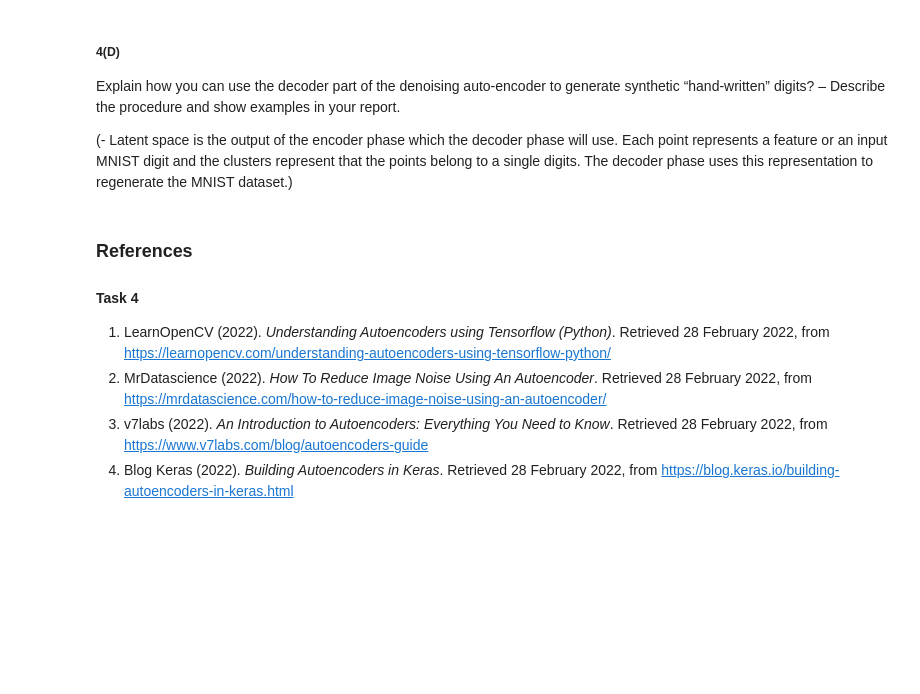
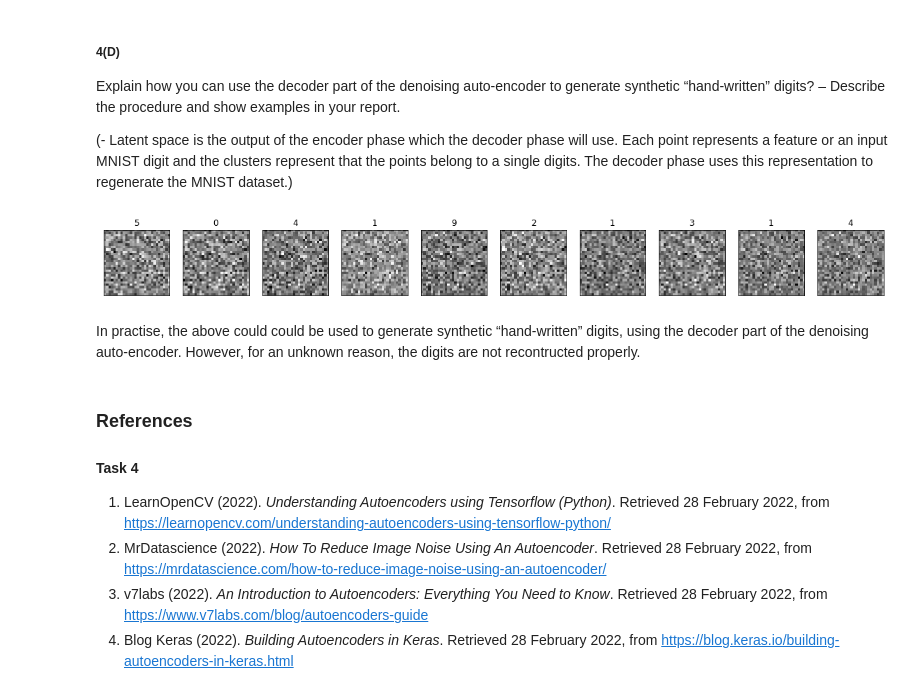
Before and after one commit to LeniaMalki/DataScienceAndAI, a Jupyter notebook: 6.Neural networks/Assignment 6 Answers.ipynb, the cells around one changed output. Cells and saved outputs as stored; diff of their text form; code cells hidden in the pictures; blank space fills up the shorter version.

```diff
--- a/6.Neural networks/Assignment 6 Answers.ipynb
+++ b/6.Neural networks/Assignment 6 Answers.ipynb
@@ -701,6 +701,30 @@ Explain how you can use the decoder part of the denoising auto-encoder to genera
 “hand-written” digits? – Describe the procedure and show examples in your report.
 
 (- Latent space is the output of the encoder phase which the decoder phase will use. Each point represents a feature or an input MNIST digit and the clusters represent that the points belong to a single digits. The decoder phase uses this representation to regenerate the MNIST dataset.)
+# %%
+enc_dig = encoder_only.predict(flattened_x_train)
+
+
+dec_dig = decoder.predict(enc_dig) # Performing prediction with the use of our decoder model from question 4A
+dec_dig = dec_dig.reshape(60000, 28, 28) # reshaping
+
+n = 10
+plt.figure(figsize=(20, 5))
+
+for i in range(n):
+
+    ax = plt.subplot(1, n, i + 1)
+
+    plt.imshow(dec_dig[i])
+    plt.title(y_train[i]) # Display digit value as title
+    plt.gray()
+    ax.get_xaxis().set_visible(False)
+    ax.get_yaxis().set_visible(False)
+plt.show()
+# %% [output]
+[figure, added]
+# %% [markdown]
+In practise, the above could could be used to generate synthetic “hand-written” digits, using the decoder part of the denoising auto-encoder. However, for an unknown reason, the digits are not recontructed properly.
 # %% [markdown]
 ### References
 #### Task 4
```
Also changed, not shown: parts of 2 cells of this notebook.
